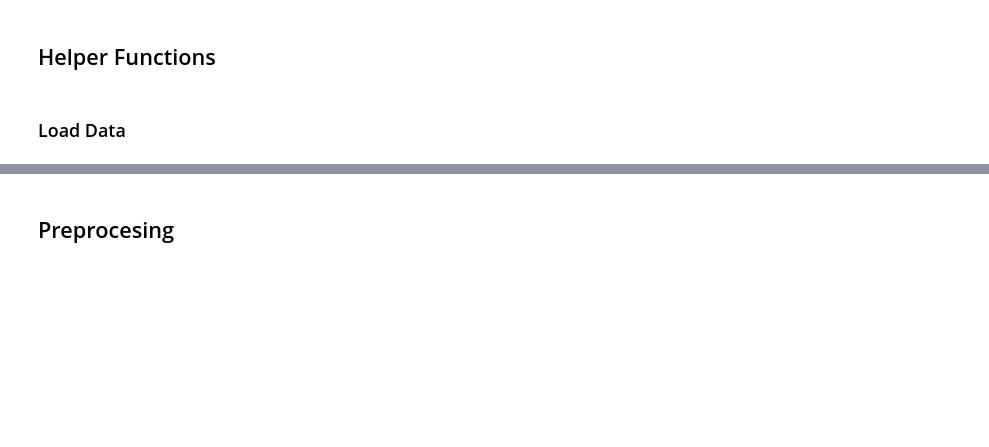
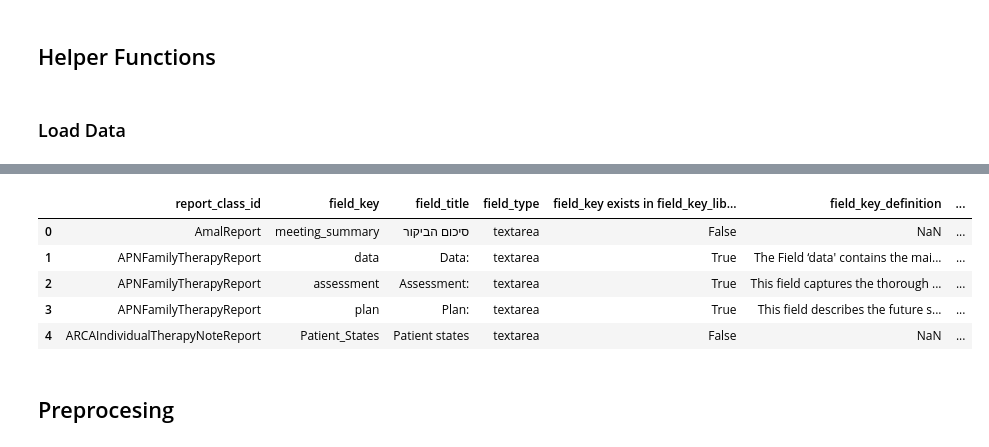
Before and after one commit to austin3393/Field-Key-Analysis, a Jupyter notebook: field_keys_analysis.ipynb, the cells around one changed output, grey strips where cells are left out. Saved outputs shown, nothing was run; the diff lists cells and outputs as text; code cells hidden in the pictures; blank space fills up the shorter version.

```diff
--- a/field_keys_analysis.ipynb
+++ b/field_keys_analysis.ipynb
@@ -799,2 +863,17 @@ field_keys_df.head()
+# %%
+organizations = pd.read_csv(
+    DATA_DIR / "organizations_per_field_key.csv"
+)
+organizations = organizations.reset_index(drop=True).copy()
+field_keys_df = pd.merge(field_keys_df, organizations, left_on = 'report_class_id', right_on='note_type', how='left', suffixes = ("", "_dup"))
+field_keys_df.drop(columns=["report_content_type_id", "note_type"], inplace=True)
+field_keys_df.head()
+# %% [output]
+|  | report_class_id | field_key | field_title | field_type | field_key exists in field_key_lib... | field_key_definition | ... |
+| 0 | AmalReport | meeting_summary | סיכום הביקור | textarea | False | NaN | ... |
+| 1 | APNFamilyTherapyReport | data | Data: | textarea | True | The Field ‘data' contains the mai... | ... |
+| 2 | APNFamilyTherapyReport | assessment | Assessment: | textarea | True | This field captures the thorough ... | ... |
+| 3 | APNFamilyTherapyReport | plan | Plan: | textarea | True | This field describes the future s... | ... |
+| 4 | ARCAIndividualTherapyNoteReport | Patient_States | Patient states | textarea | False | NaN | ... |
 # %% [markdown]
 ## Preprocesing
```
Also changed, not shown: parts of 16 cells of this notebook, 18 other files.
